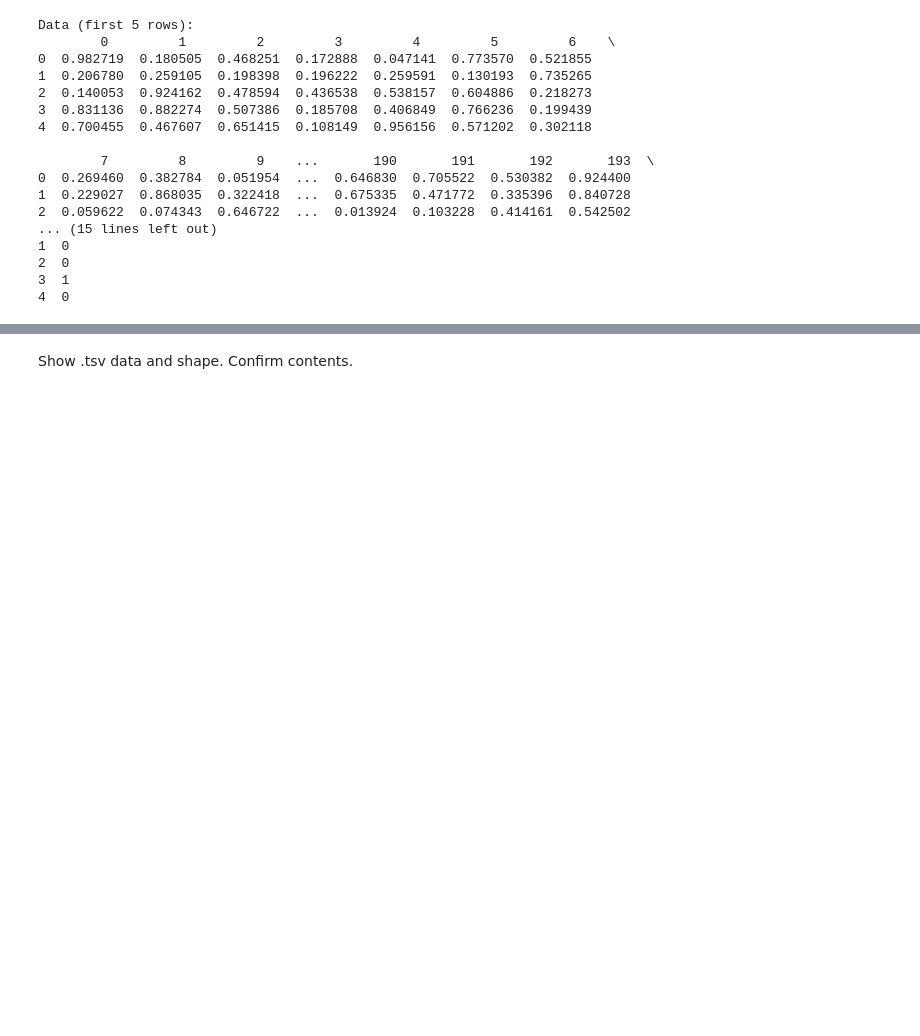
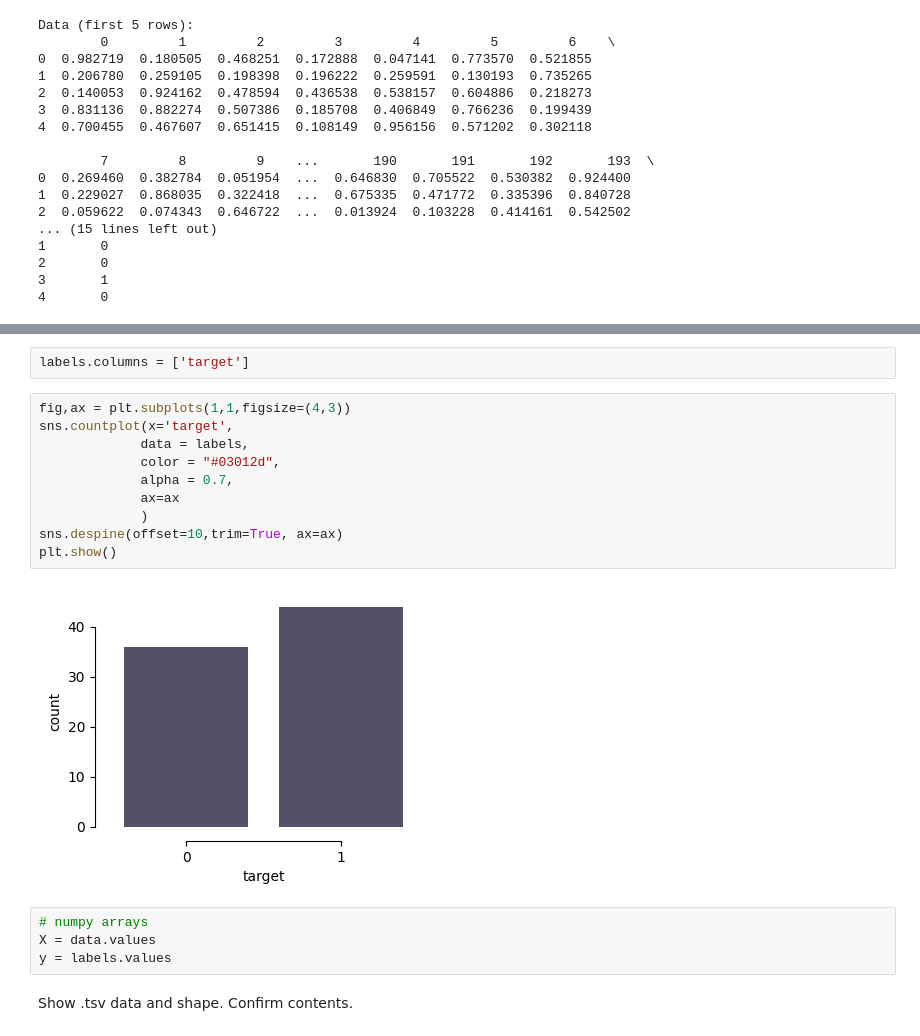
Before and after one commit to Raman-Sheshka/SimpleDeepMicro, a Jupyter notebook: notebooks/Test_DeepMicro.ipynb, the cells around one changed output, grey strips where cells are left out. Cells and saved outputs as stored; diff of their text form; blank space fills up the shorter version.

```diff
--- a/notebooks/Test_DeepMicro.ipynb
+++ b/notebooks/Test_DeepMicro.ipynb
@@ -65,3 +132,21 @@ Data (first 5 rows):
+# %%
+labels.columns = ['target']
+# %%
+fig,ax = plt.subplots(1,1,figsize=(4,3))
+sns.countplot(x='target',
+             data = labels,
+             color = "#03012d",
+             alpha = 0.7,
+             ax=ax
+             )
+sns.despine(offset=10,trim=True, ax=ax)
+plt.show()
+# %% [output]
+[figure, added]
+# %%
+# numpy arrays
+X = data.values
+y = labels.values
 # %% [markdown]
 Show .tsv data and shape. Confirm contents.
 # %%
```
Also changed, not shown: parts of 23 cells of this notebook, 11 other files.
